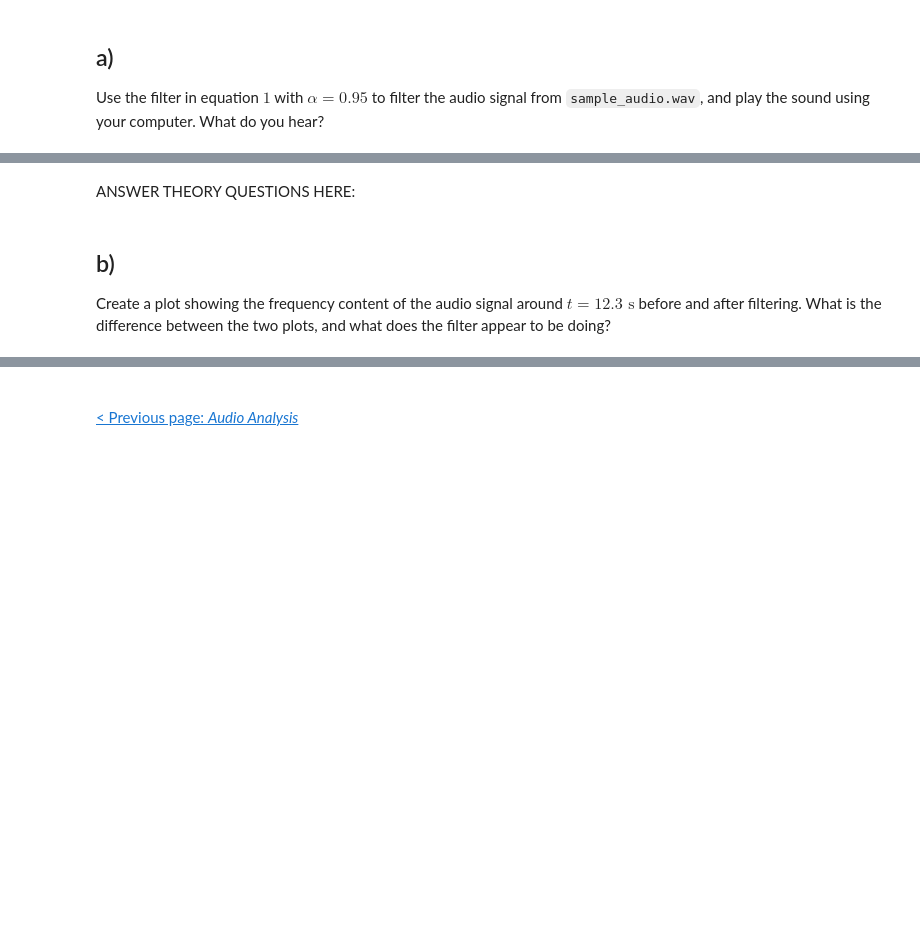
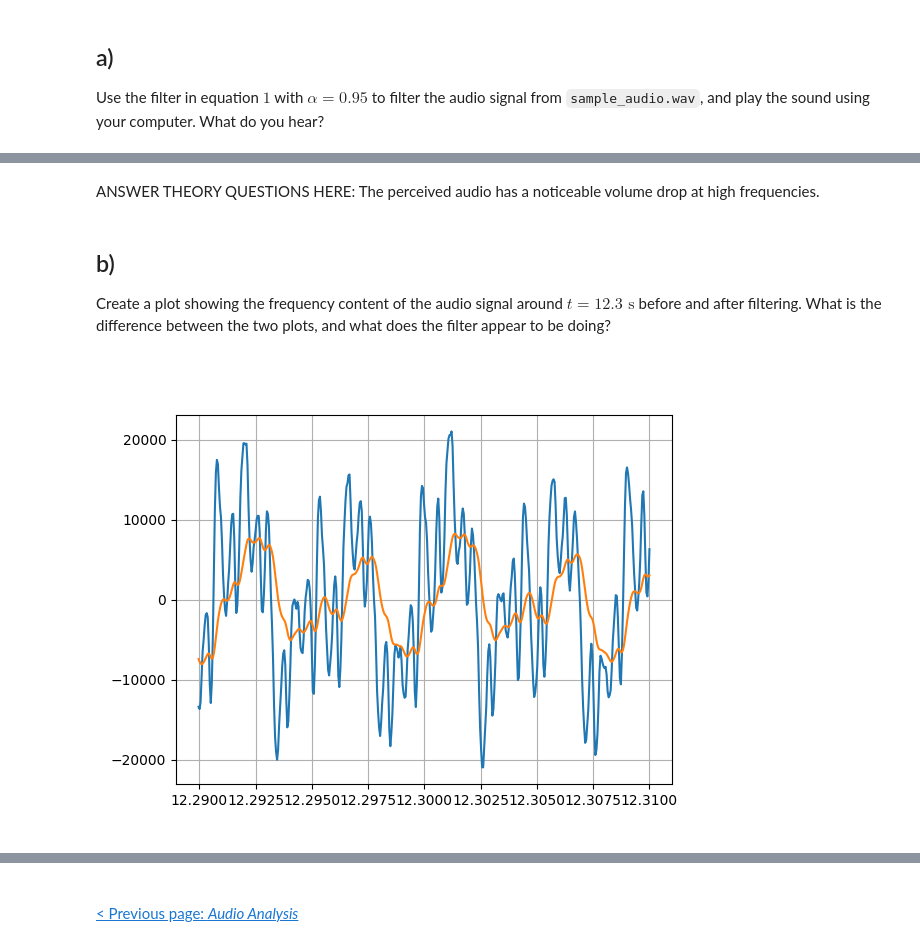
Before and after one commit to kaierih/AIS2201_Exercises, a Jupyter notebook: Exercise_1/5_audio_filtering.ipynb, the cells around one changed output, grey strips where cells are left out. Drawn from its saved outputs; the diff is of its cells as text; code cells hidden in the pictures; blank space fills up the shorter version.

```diff
--- a/Exercise_1/5_audio_filtering.ipynb
+++ b/Exercise_1/5_audio_filtering.ipynb
@@ -40,3 +44,16 @@ xn = sampleData/max(abs(sampleData))               # Scale sample values to the
 Use the filter in equation $1$ with $\alpha = 0.95$ to filter the audio signal from `sample_audio.wav`, and play the sound using your computer. What do you hear?
 # %%
 # WRITE YOUR CODE HERE:
+previousY = 0
+def lowpassFilter (currentX):
+    global previousY
+    alpha = 0.95
+    currentY = (1-alpha)*currentX + alpha*previousY
+    previousY = currentY
+    return currentY
+
+modifiedSampleData = np.empty(len(sampleData))
+for index, sample in enumerate(sampleData):
+    modifiedSampleData[index]= lowpassFilter(sample)
+
+Audio(modifiedSampleData, rate=fs)
@@ -43,9 +62,20 @@ Use the filter in equation $1$ with $\alpha = 0.95$ to filter the audio signal f
 # %% [markdown]
-ANSWER THEORY QUESTIONS HERE:
+ANSWER THEORY QUESTIONS HERE: The perceived audio has a noticeable volume drop at high frequencies.
 # %% [markdown]
 ## b)
 Create a plot showing the frequency content of the audio signal around $t= 12.3\text{ s}$ before and after filtering. What is the difference between the two plots, and what does the filter appear to be doing?
 # %%
 import matplotlib.pyplot as plt
 %matplotlib ipympl
 # WRITE YOUR CODE HERE:
+
+timeArr = np.linspace(0,(len(sampleData)*1/fs),num=len(sampleData))
+minIndex = np.argmin(np.abs(timeArr - 12.29))
+maxIndex = np.argmin(np.abs(timeArr - 12.31))
+
+fig = plt.figure()
+plt.plot(timeArr[minIndex-1:maxIndex+1],sampleData[minIndex-1:maxIndex+1])
+plt.plot(timeArr[minIndex-1:maxIndex+1],modifiedSampleData[minIndex-1:maxIndex+1])
+plt.grid()
+# %% [output]
+[figure, added]
```
Also changed, not shown: parts of 5 cells of this notebook, 2 other files.
